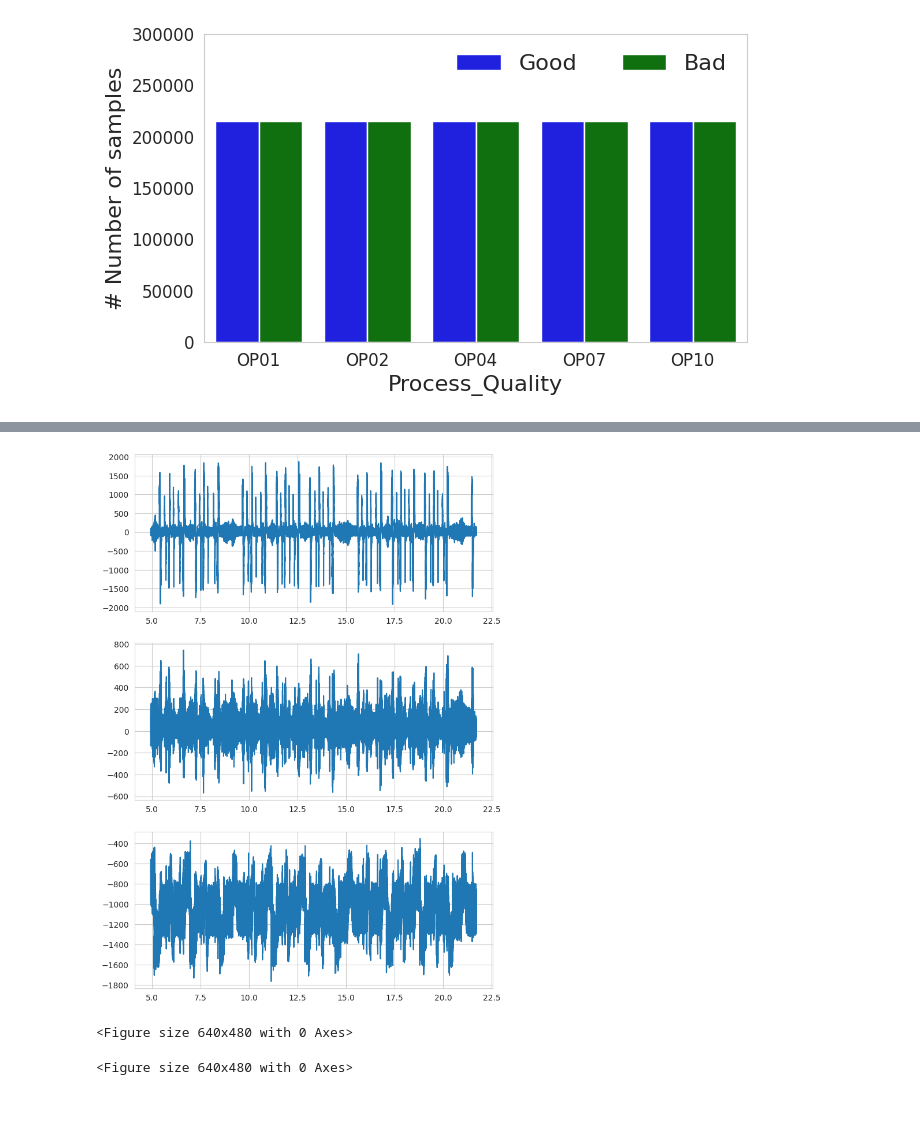
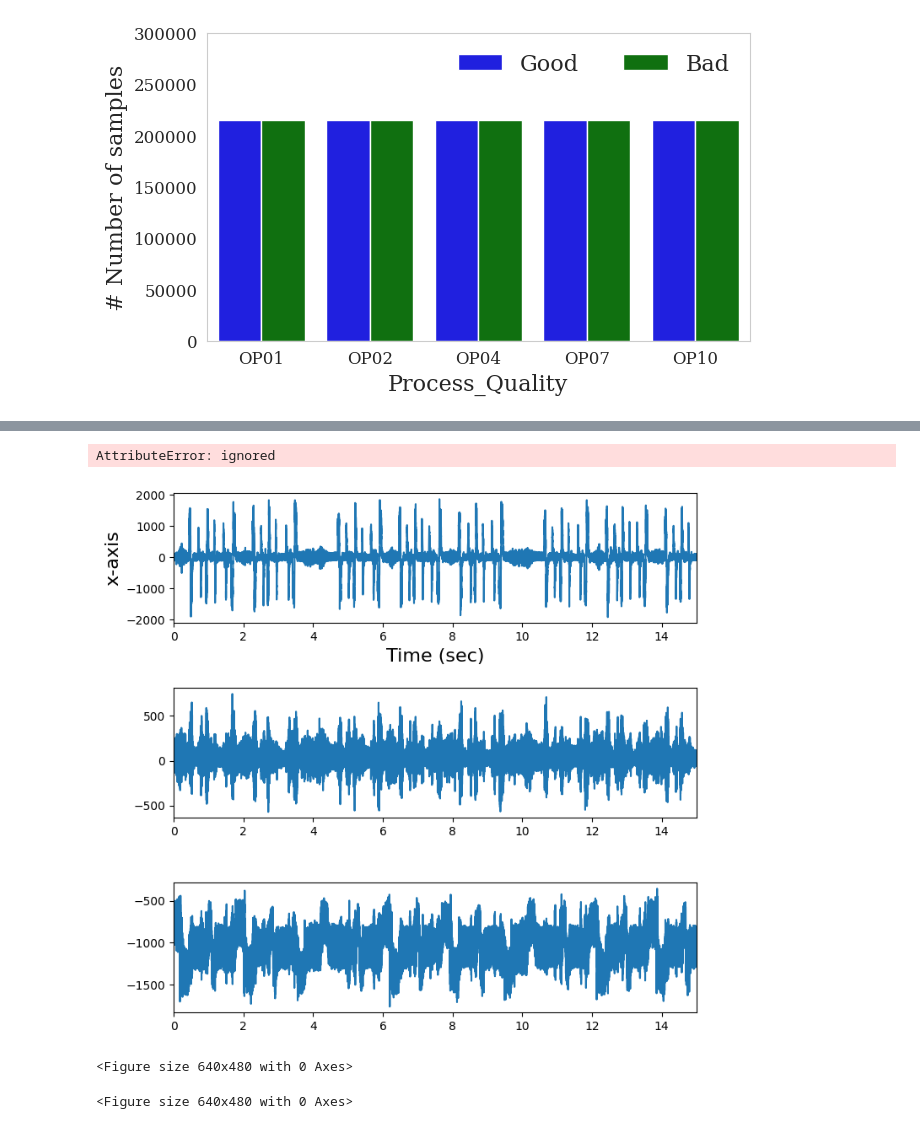
Before and after one commit to AbbasHussain72/Wavelet-featre-extraction-, a Jupyter notebook: current_wavelet_Transform_Technique.ipynb, the cells around one changed output, grey strips where cells are left out. Drawn from its saved outputs; the diff is of its cells as text; code cells hidden in the pictures.

```diff
--- a/current_wavelet_Transform_Technique.ipynb
+++ b/current_wavelet_Transform_Technique.ipynb
@@ -156,3 +157,4 @@ plt.savefig('plot.tiff', dpi=300, bbox_inches="tight")
 # %%
 #Plotting the time series data sample
 ff = masterdata[(masterdata['Tool'] == 'OP01') & (masterdata['Machine'] == 'M01')& (masterdata['Condition'] == 'good') & (masterdata['Repeat'] == 4)]
+ff = ff.reset_index(drop = True)
@@ -171,0 +178,5 @@ dtype: int64
+# %%
+ff.loc[:, 'Time (s)'] = ff['Time (s)'] - 4.9440
+ff = ff.copy()
+# %%
+plt.rcParams['font.family']
@@ -171,0 +185,17 @@ dtype: int64
+# %%
+import matplotlib as mpl
+import numpy as np
+import matplotlib.font_manager as fm
+from matplotlib import font_manager as fm, pyplot as plt
+
+!wget https://github.com/trishume/OpenTuringCompiler/blob/master/stdlib-sfml/fonts/Times%20New%20Roman.ttf
+!wget https://github.com/matomo-org/travis-scripts/blob/master/fonts/Arial.ttf
+
+font_files = fm.findSystemFonts()
+
+# Go through and add each to Matplotlib's font cache.
+for font_file in font_files:
+    fm.fontManager.addfont(font_file)
+
+# Use your new font on all your plots.
+plt.rc('font', family='Sans-serif ')
@@ -172,31 +268,43 @@ dtype: int64
+# %%
+import matplotlib as mpl
+mpl.font_manager._rebuild()
+# %% [output]
+AttributeError: ignored
 # %%
 import matplotlib.pyplot as plt
-# ff['Time (s)'] = ff['Time (s)']-0.5
 # Create a figure with 3 subplots arranged vertically
-fig, axs = plt.subplots(nrows=3, ncols=1, figsize=(8, 12))
+fig, axs = plt.subplots(nrows=3, ncols=1, figsize=(8, 8))
 # Plot some data in each subplot
 axs[0].plot(ff['Time (s)'], ff['X'])
-#axs[0].set_title('First subplot')
 axs[1].plot(ff['Time (s)'], ff['Y'])
-#axs[1].set_title('Second subplot')
 axs[2].plot(ff['Time (s)'], ff['Z'])
-#axs[2].set_title('Third subplot')
+# set the axis limit
+axs[0].set_xlim(0,15)
+axs[1].set_xlim(0,15)
+axs[2].set_xlim(0,15)
+# set label
+axs[0].set_xlabel('Time (sec)', fontsize=16)
+axs[0].set_ylabel('x-axis', fontsize=16)
+# axs[0].xlabel('Process_Quality', fontsize=16)
+# axs[0].ylabel('# Number of samples', fontsize=16)
+# axs[0].xlabel('Process_Quality', fontsize=16)
+# axs[0].ylabel('# Number of samples', fontsize=16)
 
 # Set the overall title of the figure
 #fig.suptitle('Three subplots', fontsize=16)
 
 # Adjust the spacing between subplots
-plt.subplots_adjust(hspace=0.2)
+plt.subplots_adjust(hspace=0.5)
 
 # Show the plot
 plt.show()
 
 # Save the plot in TIFF format with a resolution of 300 pixels and transparent background
 #plt.savefig('plot.tiff', dpi=300, format='tiff', transparent=True)
 
 plt.clf()
 # %% [output]
-[figure, old version]
+[figure, new version]
 <Figure size 640x480 with 0 Axes>
 # %%
 plt.close()
```
Also changed, not shown: parts of 11 cells of this notebook.
